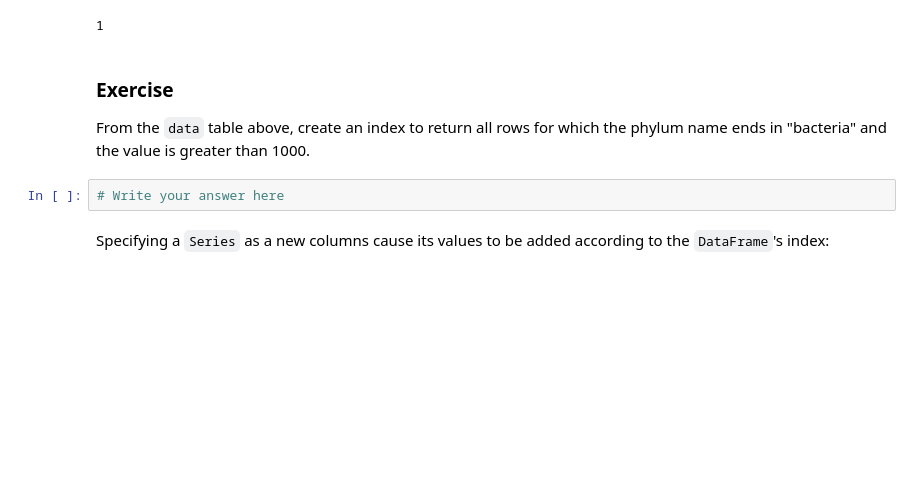
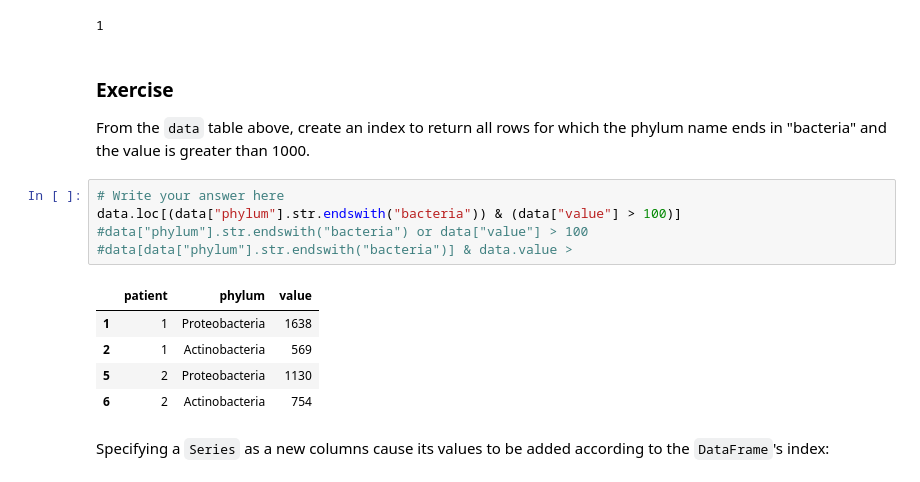
Before and after one commit to sahinsrhn/CS240, a Jupyter notebook: Week 3/Introduction_to_Pandas.ipynb, the cells around one changed output. Saved outputs shown, nothing was run; the diff lists cells and outputs as text; blank space fills up the shorter version.

```diff
--- a/Week 3/Introduction_to_Pandas.ipynb
+++ b/Week 3/Introduction_to_Pandas.ipynb
@@ -411,8 +411,17 @@ data.treatment
 ### Exercise
 
 From the `data` table above, create an index to return all rows for which the phylum name ends in "bacteria" and the value is greater than 1000.
-# %%
-# Write your answer here
+# %%
+# Write your answer here
+data.loc[(data["phylum"].str.endswith("bacteria")) & (data["value"] > 100)]
+#data["phylum"].str.endswith("bacteria") or data["value"] > 100
+#data[data["phylum"].str.endswith("bacteria")] & data.value >
+# %% [output]
+|  | patient | phylum | value |
+| 1 | 1 | Proteobacteria | 1638 |
+| 2 | 1 | Actinobacteria | 569 |
+| 5 | 2 | Proteobacteria | 1130 |
+| 6 | 2 | Actinobacteria | 754 |
 # %% [markdown]
 Specifying a `Series` as a new columns cause its values to be added according to the `DataFrame`'s index:
 # %%
```
Also changed, not shown: 14 other files.
